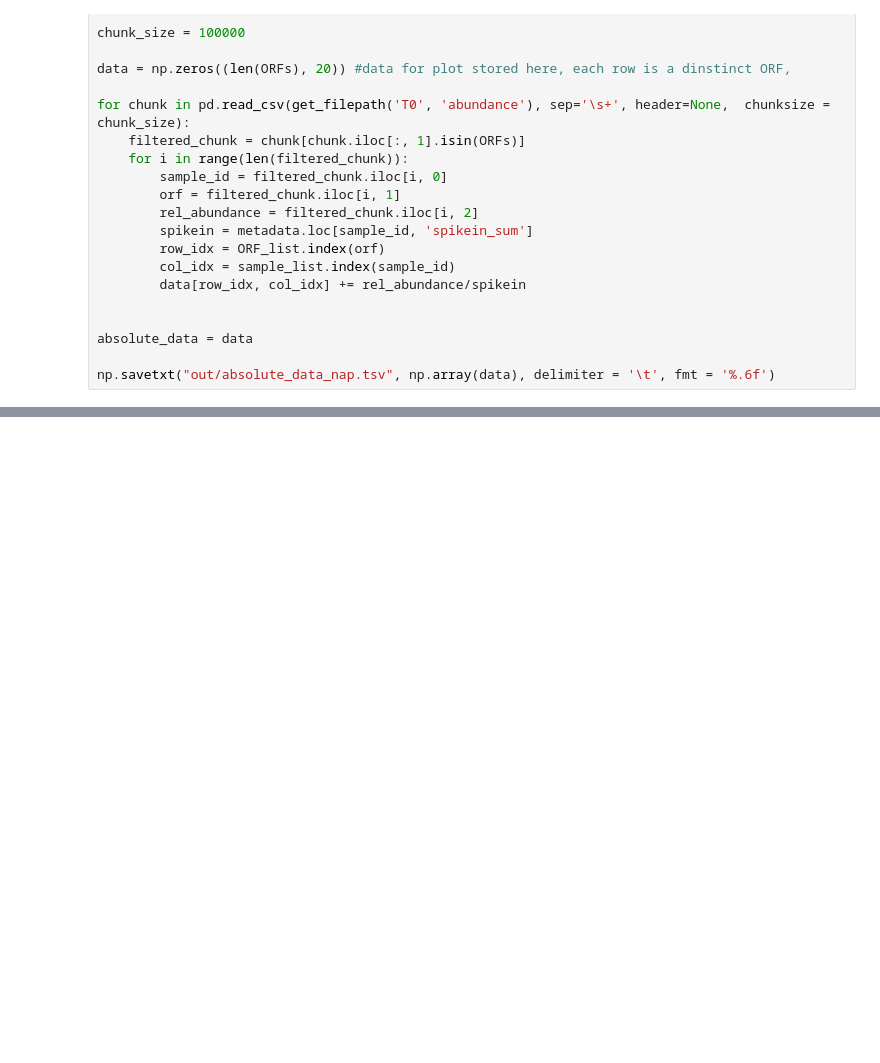
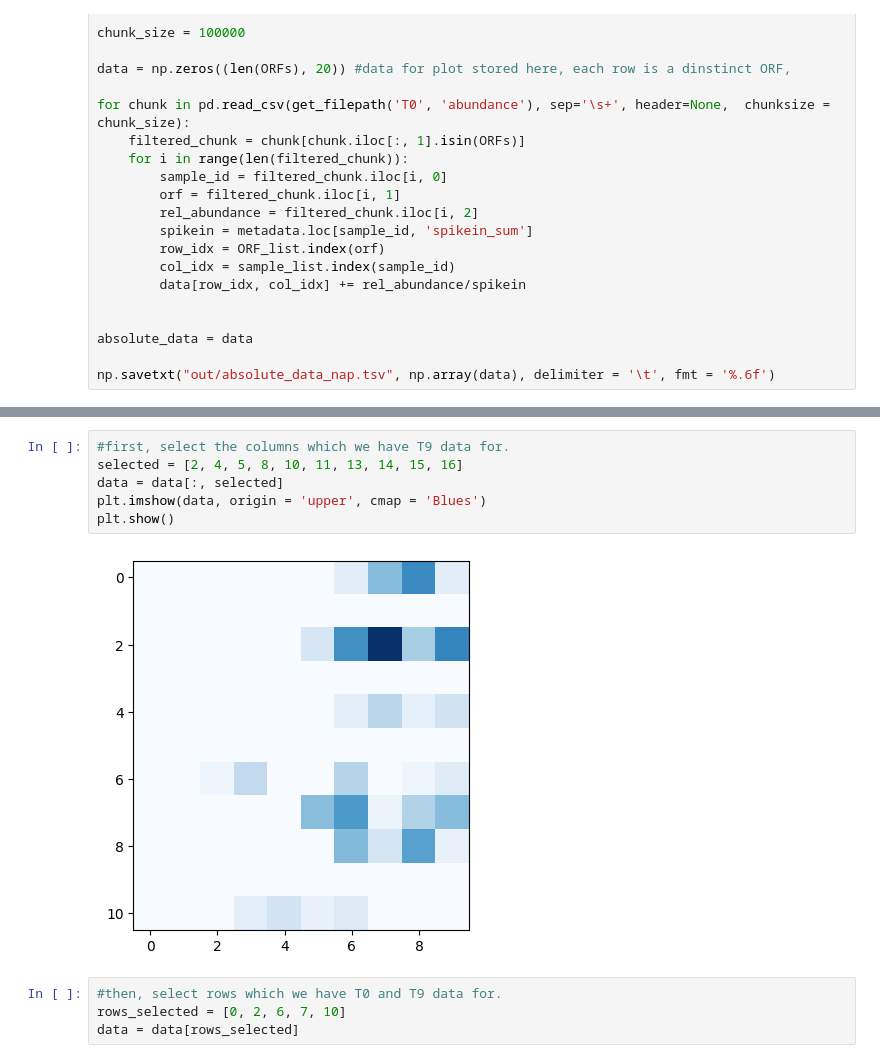
Before and after one commit to AddisonHowe/soil-metagenomics, a Jupyter notebook: organization_nap.ipynb, the cells around one changed output, grey strips where cells are left out. Drawn from its saved outputs; the diff is of its cells as text; blank space fills up the shorter version.

```diff
--- a/organization_nap.ipynb
+++ b/organization_nap.ipynb
@@ -181,0 +159,12 @@ plt.imshow(tracking)
+# %%
+#first, select the columns which we have T9 data for.
+selected = [2, 4, 5, 8, 10, 11, 13, 14, 15, 16]
+data = data[:, selected]
+plt.imshow(data, origin = 'upper', cmap = 'Blues')
+plt.show()
+# %% [output]
+[figure, added]
+# %%
+#then, select rows which we have T0 and T9 data for.
+rows_selected = [0, 2, 6, 7, 10]
+data = data[rows_selected]
```
Also changed, not shown: parts of 20 cells of this notebook, 1 other file.
